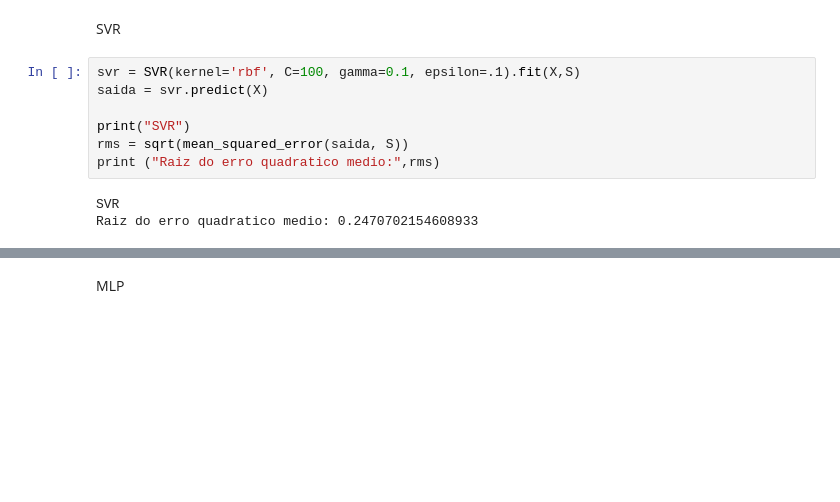
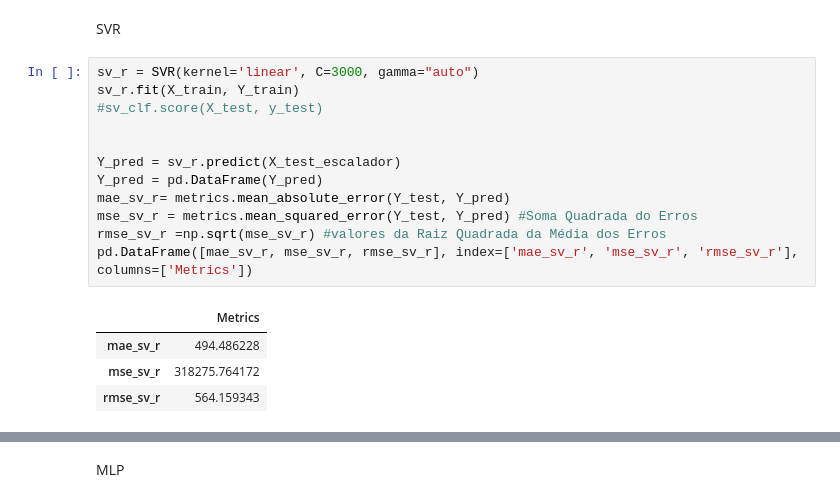
Before and after one commit to EllenBonafin/machine-learning, a Jupyter notebook: ML3.ipynb, the cells around one changed output, grey strips where cells are left out. Cells and saved outputs as stored; diff of their text form; blank space fills up the shorter version.

```diff
--- a/ML3.ipynb
+++ b/ML3.ipynb
@@ -289,12 +332,19 @@ ValueError: ignored
 # %% [markdown]
 SVR
-# %%
-svr = SVR(kernel='rbf', C=100, gamma=0.1, epsilon=.1).fit(X,S)
-saida = svr.predict(X)
-
-print("SVR")
-rms = sqrt(mean_squared_error(saida, S))
-print ("Raiz do erro quadratico medio:",rms)
-# %% [output]
-SVR
-Raiz do erro quadratico medio: 0.2470702154608933
+# %%
+sv_r = SVR(kernel='linear', C=3000, gamma="auto")
+sv_r.fit(X_train, Y_train)
+#sv_clf.score(X_test, y_test)
+
+
+Y_pred = sv_r.predict(X_test_escalador)
+Y_pred = pd.DataFrame(Y_pred)
+mae_sv_r= metrics.mean_absolute_error(Y_test, Y_pred)
+mse_sv_r = metrics.mean_squared_error(Y_test, Y_pred) #Soma Quadrada do Erros
+rmse_sv_r =np.sqrt(mse_sv_r) #valores da Raiz Quadrada da Média dos Erros
+pd.DataFrame([mae_sv_r, mse_sv_r, rmse_sv_r], index=['mae_sv_r', 'mse_sv_r', 'rmse_sv_r'], columns=['Metrics'])
+# %% [output]
+|  | Metrics |
+| mae_sv_r | 494.486228 |
+| mse_sv_r | 318275.764172 |
+| rmse_sv_r | 564.159343 |
```
Also changed, not shown: parts of 29 cells of this notebook.
